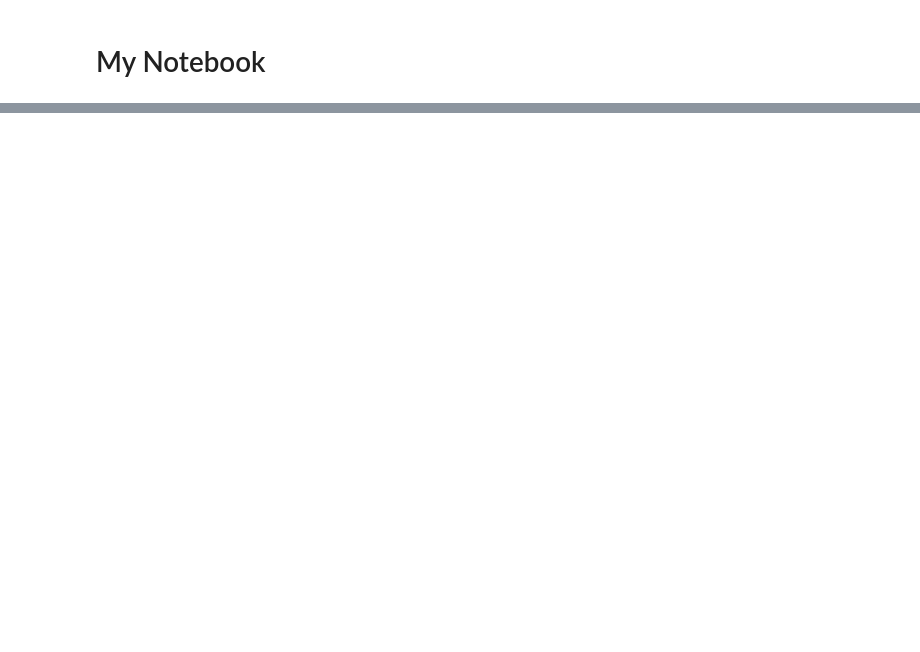
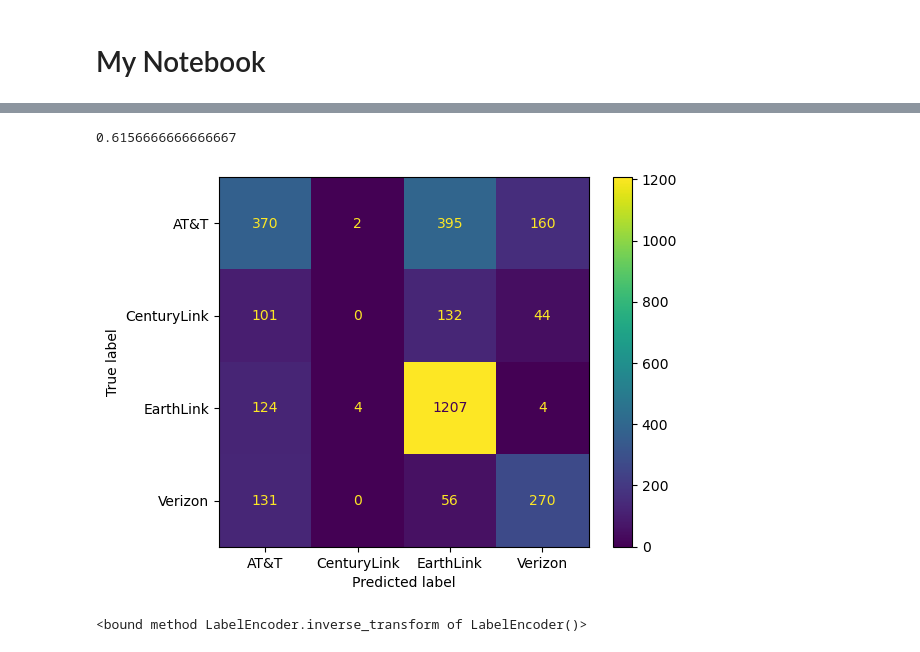
Before and after one commit to rmaes4/capstone-isp-prediction, a Jupyter notebook: notebook.ipynb, the cells around one changed output, grey strips where cells are left out. Drawn from its saved outputs; the diff is of its cells as text; code cells hidden in the pictures; blank space fills up the shorter version.

```diff
--- a/notebook.ipynb
+++ b/notebook.ipynb
@@ -66,0 +93,28 @@ df.shape
+# %%
+mylog_model = linear_model.LogisticRegression(max_iter=1000)
+# mysvm_model = svm.SVC(max_iter=1000)
+
+y = df.values[:, 3] # dependent variable (prediction)
+X = df.values[:, 0:3] # independent variables (used to make prediction)
+X_train, X_test, y_train, y_test = model_selection.train_test_split(X, y, test_size=0.3)
+
+
+mylog_model.fit(X_train, y_train)
+# mysvm_model.fit(X_train, y_train)
+
+y_pred_log = mylog_model.predict(X_test)
+# y_pred_svm = mysvm_model.predict(X_test)
+
+print(metrics.accuracy_score(y_test, y_pred_log))
+# print(metrics.accuracy_score(y_test, y_pred_svm))
+
+cm = metrics.confusion_matrix(y_test, y_pred_log, labels=mylog_model.classes_)
+disp = metrics.ConfusionMatrixDisplay(confusion_matrix=cm, display_labels=mylog_model.classes_)
+disp.plot()
+pyplot.show()
+
+le.inverse_transform
+# %% [output]
+0.6156666666666667
+[figure, added]
+<bound method LabelEncoder.inverse_transform of LabelEncoder()>
```
Also changed, not shown: parts of 8 cells of this notebook, 1 other file.
